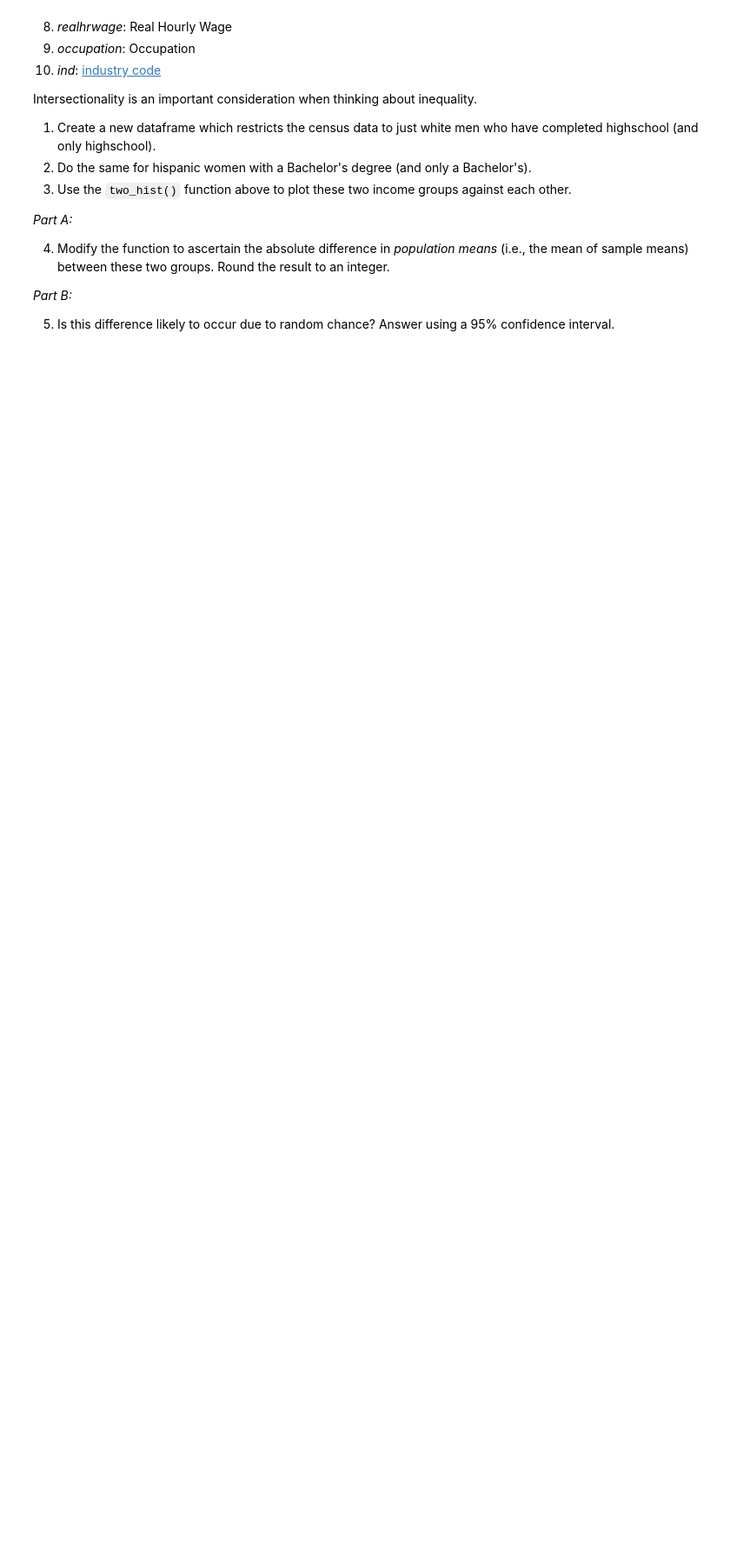
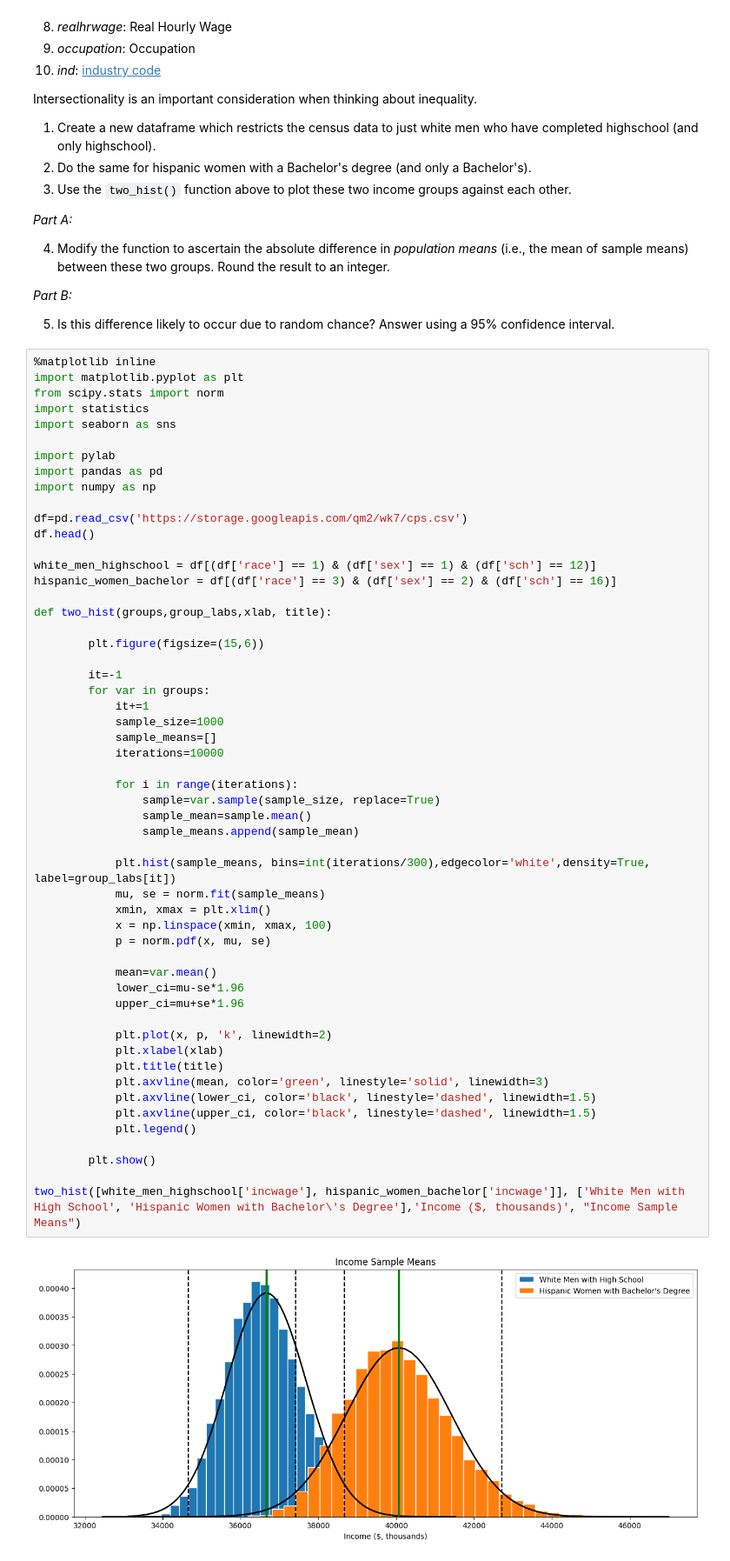
Before and after one commit to Feilusun/QM2, a Jupyter notebook: notebooks/W05. Distributions and Basic Statistics.ipynb, the cells around one changed output. Shown: that part at 87% size. Drawn from its saved outputs; the diff is of its cells as text; blank space fills up the shorter version.

```diff
--- a/notebooks/W05. Distributions and Basic Statistics.ipynb
+++ b/notebooks/W05. Distributions and Basic Statistics.ipynb
@@ -536,3 +536,59 @@ Intersectionality is an important consideration when thinking about inequality.
 *Part B:*
 
 5. Is this difference likely to occur due to random chance? Answer using a 95% confidence interval.
+# %%
+%matplotlib inline
+import matplotlib.pyplot as plt
+from scipy.stats import norm
+import statistics
+import seaborn as sns
+
+import pylab
+import pandas as pd
+import numpy as np
+
+df=pd.read_csv('https://storage.googleapis.com/qm2/wk7/cps.csv')
+df.head()
+
+white_men_highschool = df[(df['race'] == 1) & (df['sex'] == 1) & (df['sch'] == 12)]
+hispanic_women_bachelor = df[(df['race'] == 3) & (df['sex'] == 2) & (df['sch'] == 16)]
+
+def two_hist(groups,group_labs,xlab, title):
+
+        plt.figure(figsize=(15,6))
+
+        it=-1
+        for var in groups:
+            it+=1
+            sample_size=1000
+            sample_means=[]
+            iterations=10000
+
+            for i in range(iterations):
+                sample=var.sample(sample_size, replace=True)
+                sample_mean=sample.mean()
+                sample_means.append(sample_mean)
+
+            plt.hist(sample_means, bins=int(iterations/300),edgecolor='white',density=True, label=group_labs[it])
+            mu, se = norm.fit(sample_means)
+            xmin, xmax = plt.xlim()
+            x = np.linspace(xmin, xmax, 100)
+            p = norm.pdf(x, mu, se)
+
+            mean=var.mean()
+            lower_ci=mu-se*1.96
+            upper_ci=mu+se*1.96
+
+            plt.plot(x, p, 'k', linewidth=2)
+            plt.xlabel(xlab)
+            plt.title(title)
+            plt.axvline(mean, color='green', linestyle='solid', linewidth=3)
+            plt.axvline(lower_ci, color='black', linestyle='dashed', linewidth=1.5)
+            plt.axvline(upper_ci, color='black', linestyle='dashed', linewidth=1.5)
+            plt.legend()
+
+        plt.show()
+
+two_hist([white_men_highschool['incwage'], hispanic_women_bachelor['incwage']], ['White Men with High School', 'Hispanic Women with Bachelor\'s Degree'],'Income ($, thousands)', "Income Sample Means")
+# %% [output]
+[figure, added]
```
